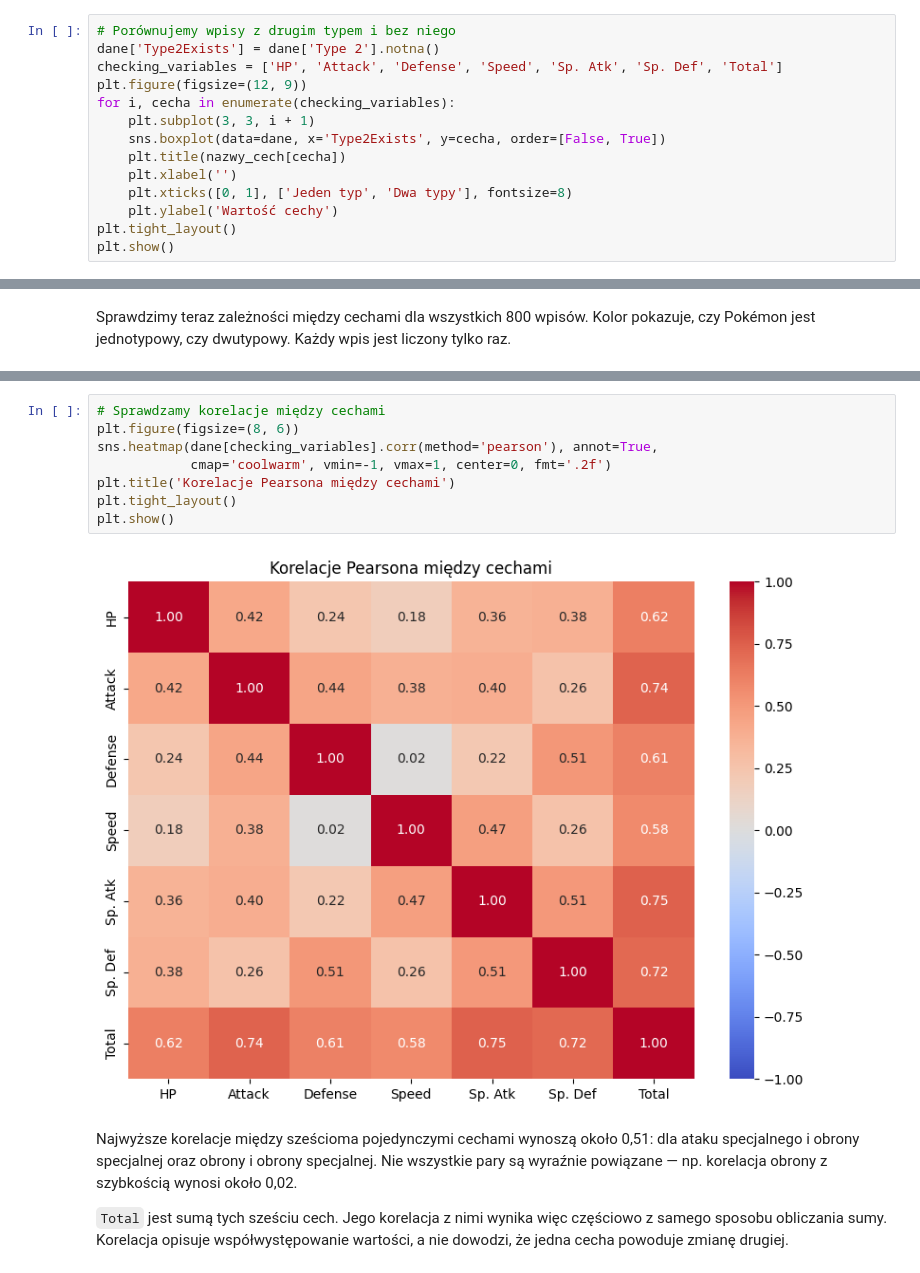
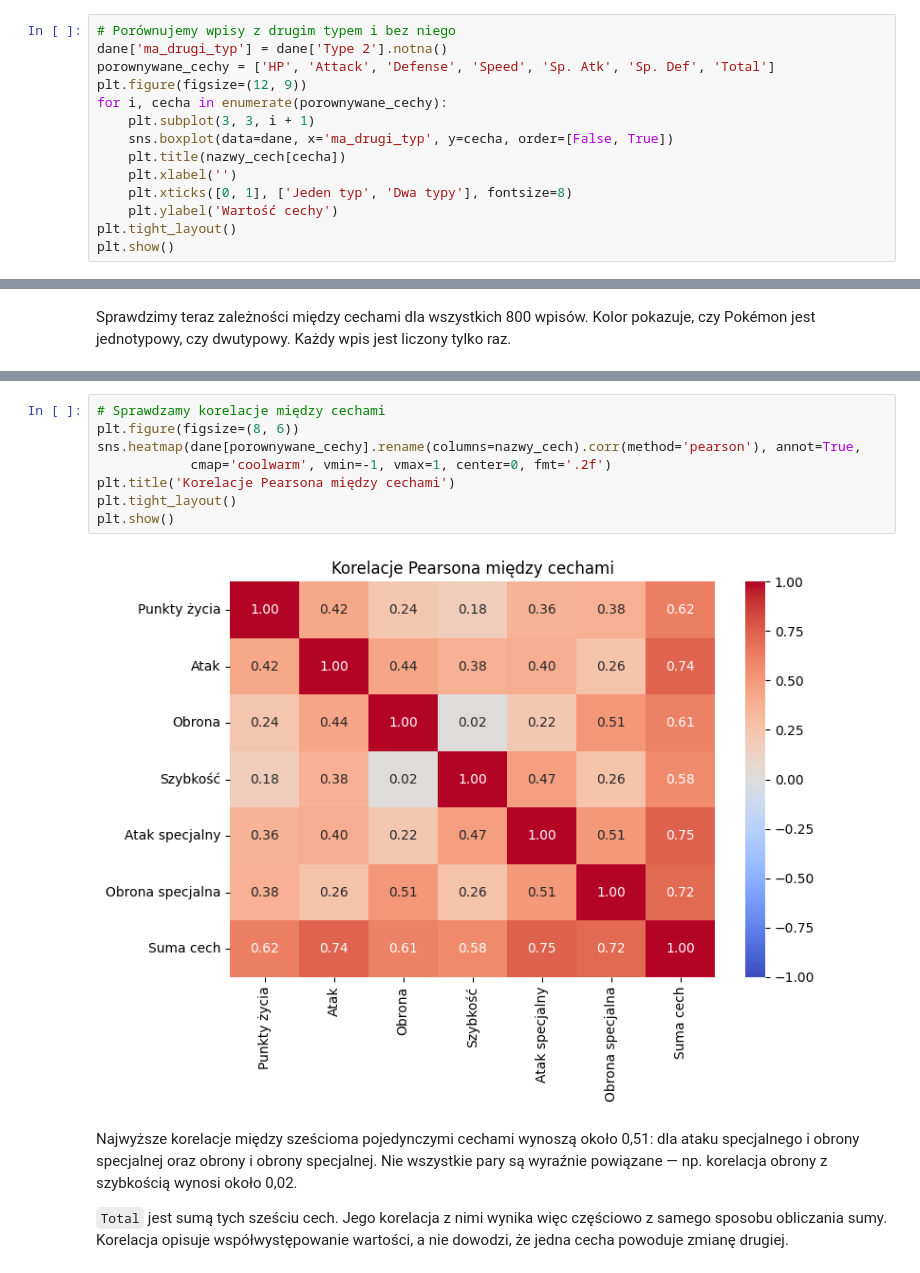
Before and after one commit to Kubix-commits/Wizualizacja-Danych, a Jupyter notebook: Projekt - wizualizacja/Wnioskowanie statystyczne.ipynb, the cells around one changed output, grey strips where cells are left out. Drawn from its saved outputs; the diff is of its cells as text.

```diff
--- a/Projekt - wizualizacja/Wnioskowanie statystyczne.ipynb
+++ b/Projekt - wizualizacja/Wnioskowanie statystyczne.ipynb
@@ -178,12 +206,12 @@ Poza `Type 2` nie ma pustych pól. Puste pola w tej kolumnie zostawiamy, poniewa
 ## 2. Pokémony jednotypowe i dwutypowe oraz zależności między cechami
 # %%
 # Porównujemy wpisy z drugim typem i bez niego
-dane['Type2Exists'] = dane['Type 2'].notna()
-checking_variables = ['HP', 'Attack', 'Defense', 'Speed', 'Sp. Atk', 'Sp. Def', 'Total']
+dane['ma_drugi_typ'] = dane['Type 2'].notna()
+porownywane_cechy = ['HP', 'Attack', 'Defense', 'Speed', 'Sp. Atk', 'Sp. Def', 'Total']
 plt.figure(figsize=(12, 9))
-for i, cecha in enumerate(checking_variables):
+for i, cecha in enumerate(porownywane_cechy):
     plt.subplot(3, 3, i + 1)
-    sns.boxplot(data=dane, x='Type2Exists', y=cecha, order=[False, True])
+    sns.boxplot(data=dane, x='ma_drugi_typ', y=cecha, order=[False, True])
     plt.title(nazwy_cech[cecha])
     plt.xlabel('')
     plt.xticks([0, 1], ['Jeden typ', 'Dwa typy'], fontsize=8)
@@ -258,13 +287,13 @@ plt.show()
 # %%
 # Sprawdzamy korelacje między cechami
 plt.figure(figsize=(8, 6))
-sns.heatmap(dane[checking_variables].corr(method='pearson'), annot=True,
+sns.heatmap(dane[porownywane_cechy].rename(columns=nazwy_cech).corr(method='pearson'), annot=True,
             cmap='coolwarm', vmin=-1, vmax=1, center=0, fmt='.2f')
 plt.title('Korelacje Pearsona między cechami')
 plt.tight_layout()
 plt.show()
 # %% [output]
-[figure, old version]
+[figure, new version]
 # %% [markdown]
 Najwyższe korelacje między sześcioma pojedynczymi cechami wynoszą około 0,51: dla ataku specjalnego i obrony specjalnej oraz obrony i obrony specjalnej. Nie wszystkie pary są wyraźnie powiązane — np. korelacja obrony z szybkością wynosi około 0,02.
 
```
Also changed, not shown: parts of 34 cells of this notebook, 1 other file.
